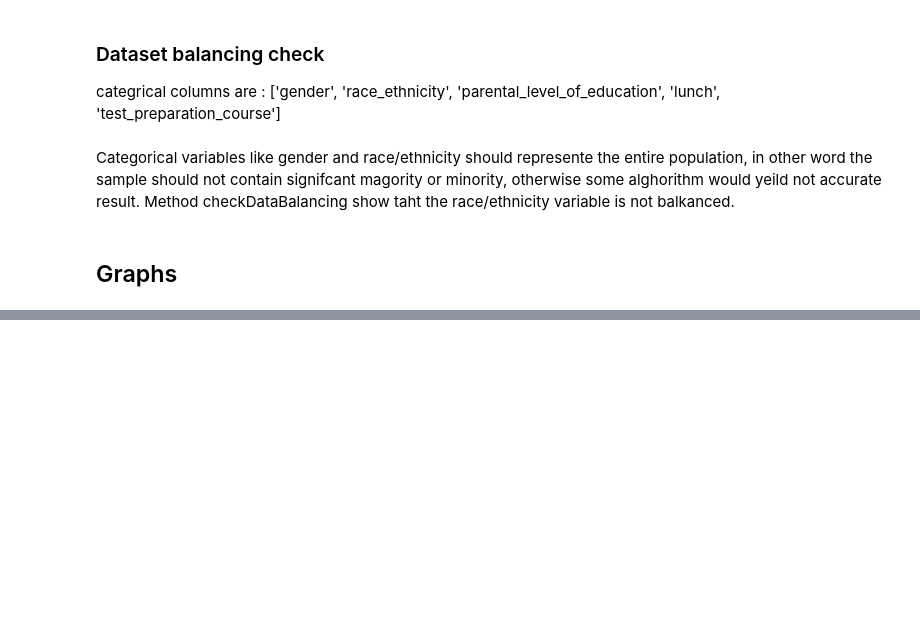
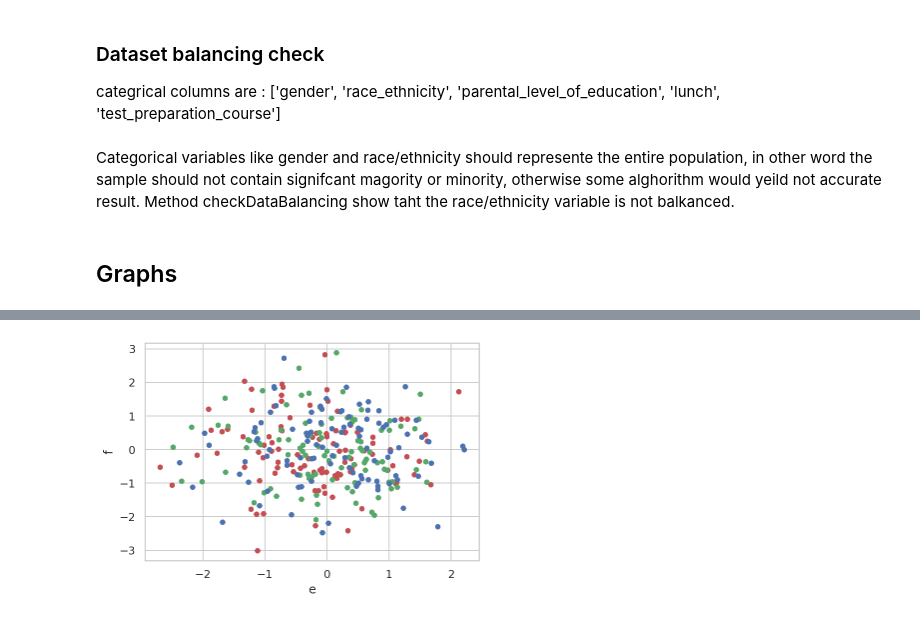
Before and after one commit to randonneesdatatrek/Team_11, a Jupyter notebook: src/studentBAP.ipynb, the cells around one changed output, grey strips where cells are left out. Cells and saved outputs as stored; diff of their text form; code cells hidden in the pictures; blank space fills up the shorter version.

```diff
--- a/src/studentBAP.ipynb
+++ b/src/studentBAP.ipynb
@@ -415,3 +427,15 @@ def printReport():
     if(option='pdf'):
 
     else :
+# %%
+import pandas as pd
+import numpy as np
+
+df = pd.DataFrame(np.random.randn(100, 6), columns=['a', 'b', 'c', 'd', 'e', 'f'])
+
+
+ax1 = df.plot(kind='scatter', x='a', y='b', color='r')
+ax2 = df.plot(kind='scatter', x='c', y='d', color='g', ax=ax1)
+ax3 = df.plot(kind='scatter', x='e', y='f', color='b', ax=ax1)
+# %% [output]
+[figure, added]
```
Also changed, not shown: parts of 1 cell of this notebook, 1 other file.
